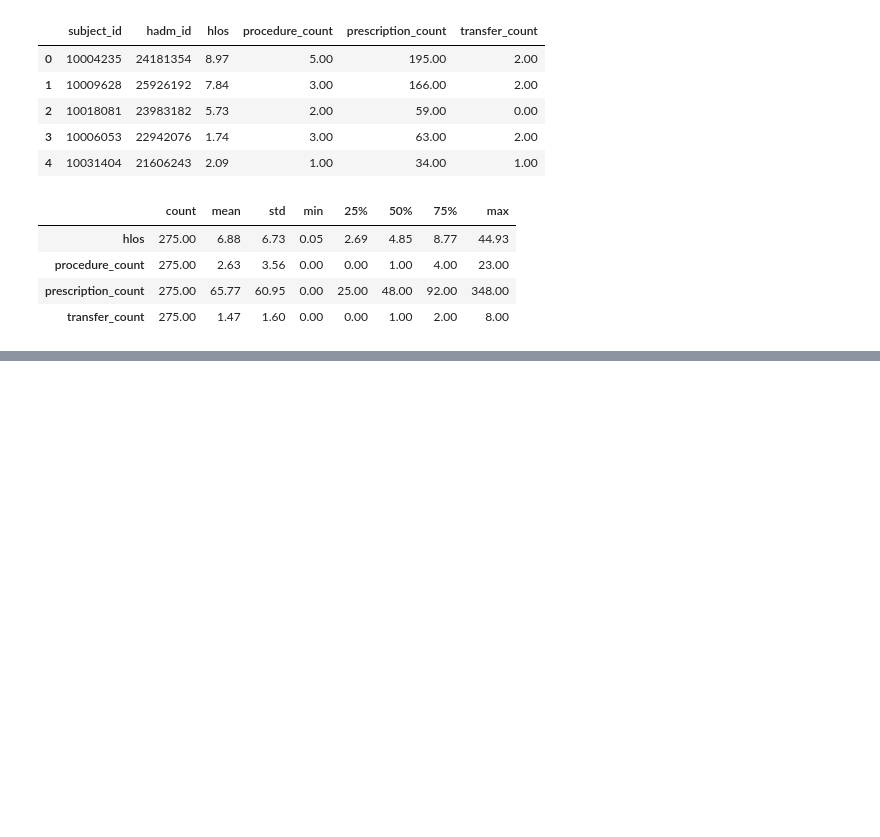
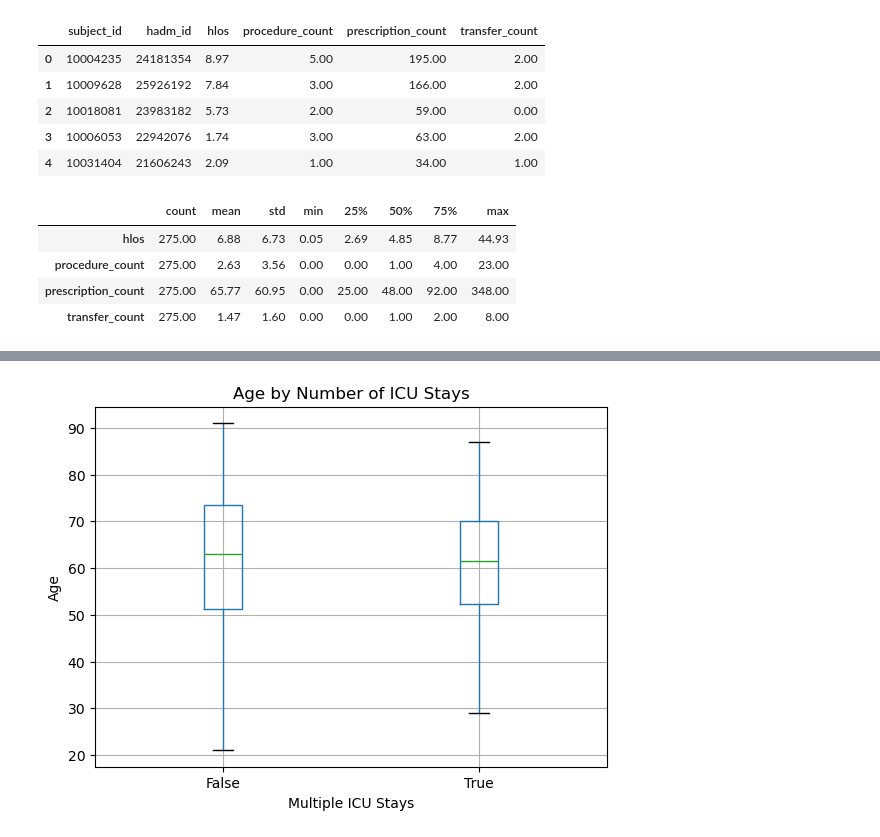
Before and after one commit to nakatuddesuzan/ICU-Patient-Care-Analysis, a Jupyter notebook: notebooks/01-exploration.ipynb, the cells around one changed output, grey strips where cells are left out. Saved outputs shown, nothing was run; the diff lists cells and outputs as text; code cells hidden in the pictures; blank space fills up the shorter version.

```diff
--- a/notebooks/01-exploration.ipynb
+++ b/notebooks/01-exploration.ipynb
@@ -1418,0 +1917,13 @@ resource_utilization[
+# %%
+patient_summary.boxplot(
+    column="anchor_age",
+    by="multiple_icu_stays"
+)
+
+plt.title("Age by Number of ICU Stays")
+plt.suptitle("")
+plt.xlabel("Multiple ICU Stays")
+plt.ylabel("Age")
+plt.show()
+# %% [output]
+[figure, added]
```
Also changed, not shown: parts of 45 cells of this notebook, 5 other files.
